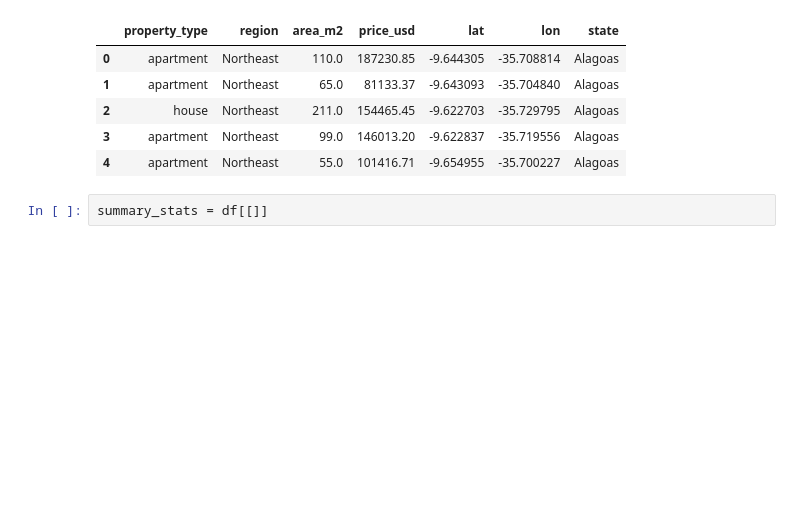
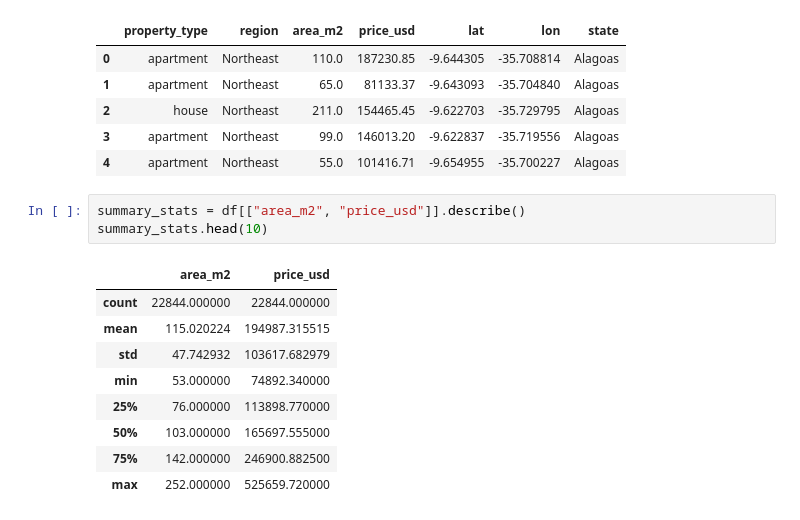
Before and after one commit to Dev0psKing/Applied_data_science_Projects, a Jupyter notebook: House Pricing in Mexico Project/Housing_Brazil.ipynb, the cells around one changed output. Saved outputs shown, nothing was run; the diff lists cells and outputs as text; blank space fills up the shorter version.

```diff
--- a/House Pricing in Mexico Project/Housing_Brazil.ipynb
+++ b/House Pricing in Mexico Project/Housing_Brazil.ipynb
@@ -126,4 +126,15 @@ df shape: (22844, 7)
 | 3 | apartment | Northeast | 99.0 | 146013.20 | -9.622837 | -35.719556 | Alagoas |
 | 4 | apartment | Northeast | 55.0 | 101416.71 | -9.654955 | -35.700227 | Alagoas |
 # %%
-summary_stats = df[[]]
+summary_stats = df[["area_m2", "price_usd"]].describe()
+summary_stats.head(10)
+# %% [output]
+|  | area_m2 | price_usd |
+| count | 22844.000000 | 22844.000000 |
+| mean | 115.020224 | 194987.315515 |
+| std | 47.742932 | 103617.682979 |
+| min | 53.000000 | 74892.340000 |
+| 25% | 76.000000 | 113898.770000 |
+| 50% | 103.000000 | 165697.555000 |
+| 75% | 142.000000 | 246900.882500 |
+| max | 252.000000 | 525659.720000 |
```
